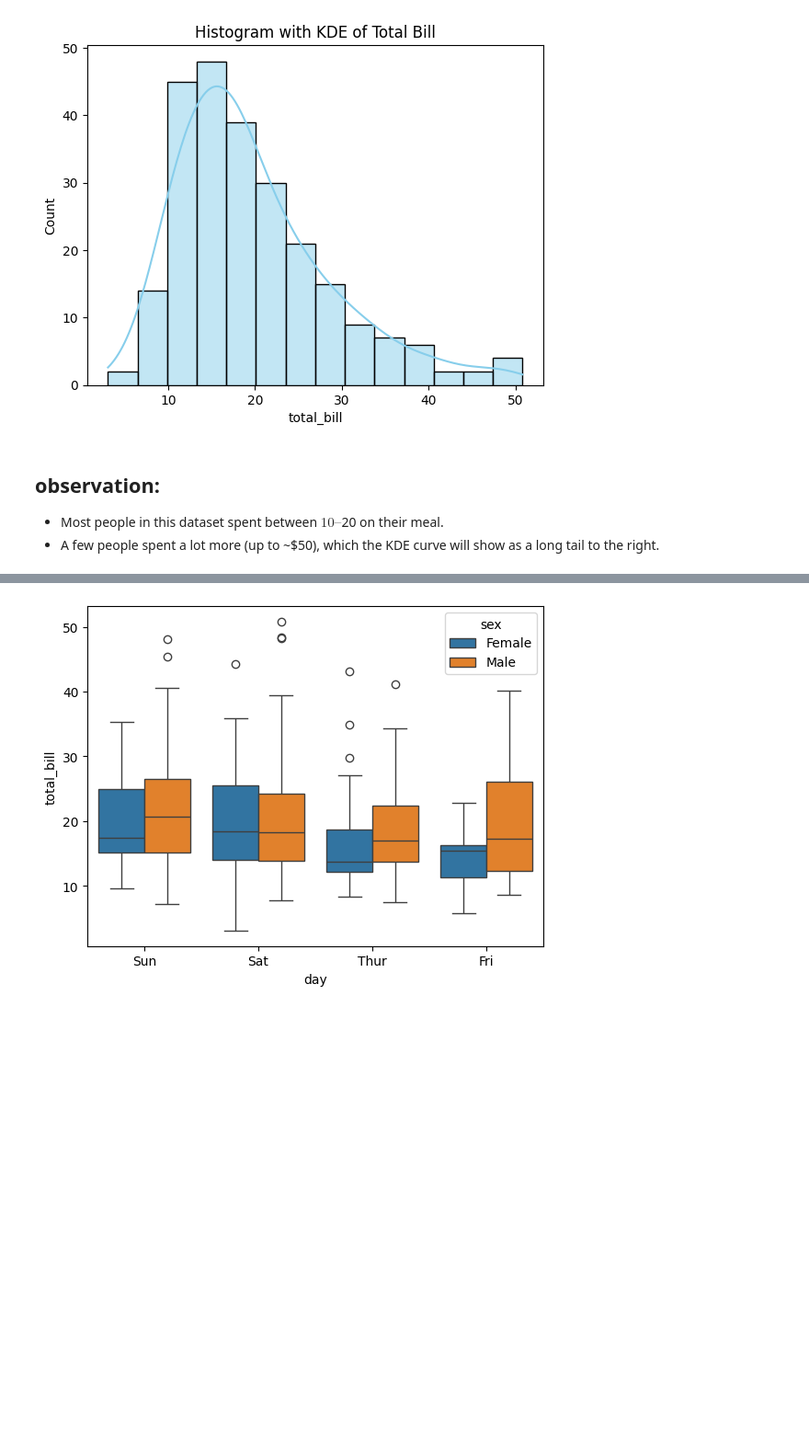
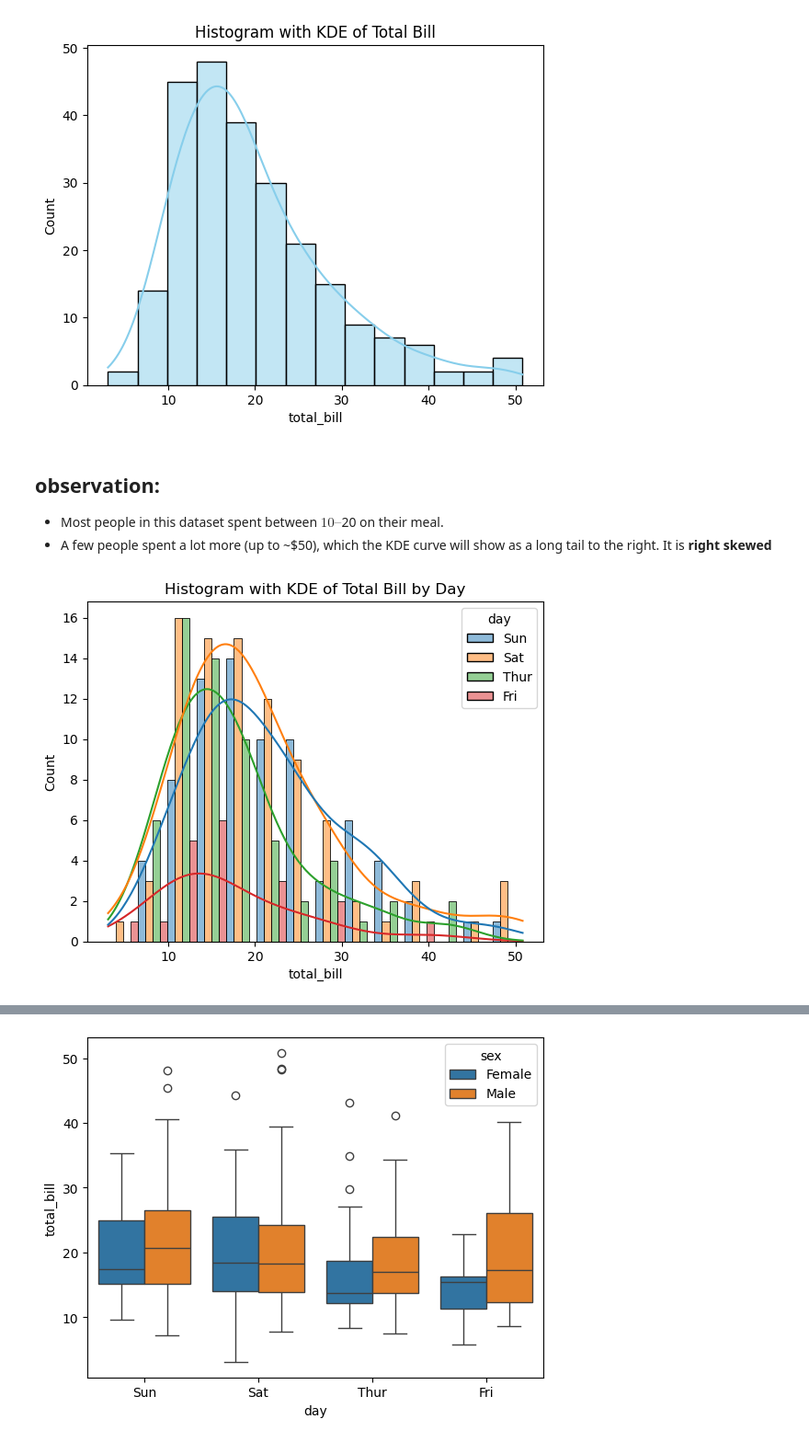
Before and after one commit to ash322ash422/tut_ml, a Jupyter notebook: tut_misc_EDA/tut_EDA_tips_data.ipynb, the cells around one changed output, grey strips where cells are left out. Shown at 92% size. Cells and saved outputs as stored; diff of their text form; code cells hidden in the pictures; blank space fills up the shorter version.

```diff
--- a/tut_misc_EDA/tut_EDA_tips_data.ipynb
+++ b/tut_misc_EDA/tut_EDA_tips_data.ipynb
@@ -209,4 +322,16 @@ plt.show()
 # %% [markdown]
 ## observation:
 * Most people in this dataset spent between $10–$20 on their meal.
-* A few people spent a lot more (up to ~$50), which the KDE curve will show as a long tail to the right.
+* A few people spent a lot more (up to ~$50), which the KDE curve will show as a long tail to the right. It is **right skewed**
+# %%
+# Plot KDE for each day
+sns.histplot(data=df,
+             x='total_bill',
+             kde=True,
+             hue='day',
+             multiple='dodge',
+             color="skyblue")
+plt.title("Histogram with KDE of Total Bill by Day")
+plt.show()
+# %% [output]
+[figure, added]
```
Also changed, not shown: parts of 28 cells of this notebook.
